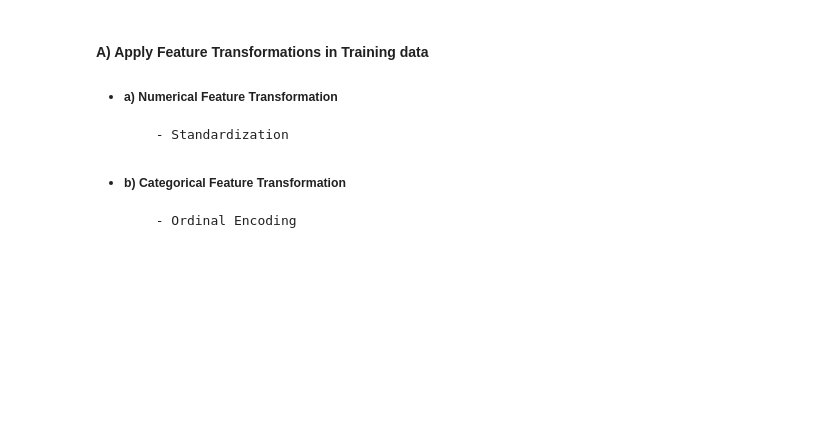
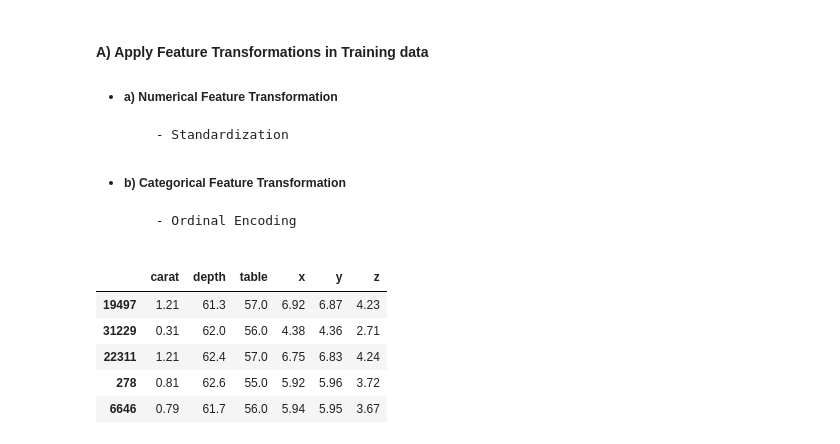
Before and after one commit to Angad143/Diamond-Price-Prediction, a Jupyter notebook: Diamonds_price_predictions.ipynb, the cells around one changed output. Cells and saved outputs as stored; diff of their text form; code cells hidden in the pictures; blank space fills up the shorter version.

```diff
--- a/Diamonds_price_predictions.ipynb
+++ b/Diamonds_price_predictions.ipynb
@@ -544,3 +544,13 @@ Cleaned X_test data
 # Separating numerical and categorical features
 X_train_num = X_train_filtered.select_dtypes(include = ["int64", "float64"])
 X_train_cat = X_train_filtered.select_dtypes(include = ["object"])
+# %%
+# Display the few row of the X_train_num data
+X_train_num.head()
+# %% [output]
+|  | carat | depth | table | x | y | z |
+| 19497 | 1.21 | 61.3 | 57.0 | 6.92 | 6.87 | 4.23 |
+| 31229 | 0.31 | 62.0 | 56.0 | 4.38 | 4.36 | 2.71 |
+| 22311 | 1.21 | 62.4 | 57.0 | 6.75 | 6.83 | 4.24 |
+| 278 | 0.81 | 62.6 | 55.0 | 5.92 | 5.96 | 3.72 |
+| 6646 | 0.79 | 61.7 | 56.0 | 5.94 | 5.95 | 3.67 |
```
Also changed, not shown: parts of 12 cells of this notebook.
